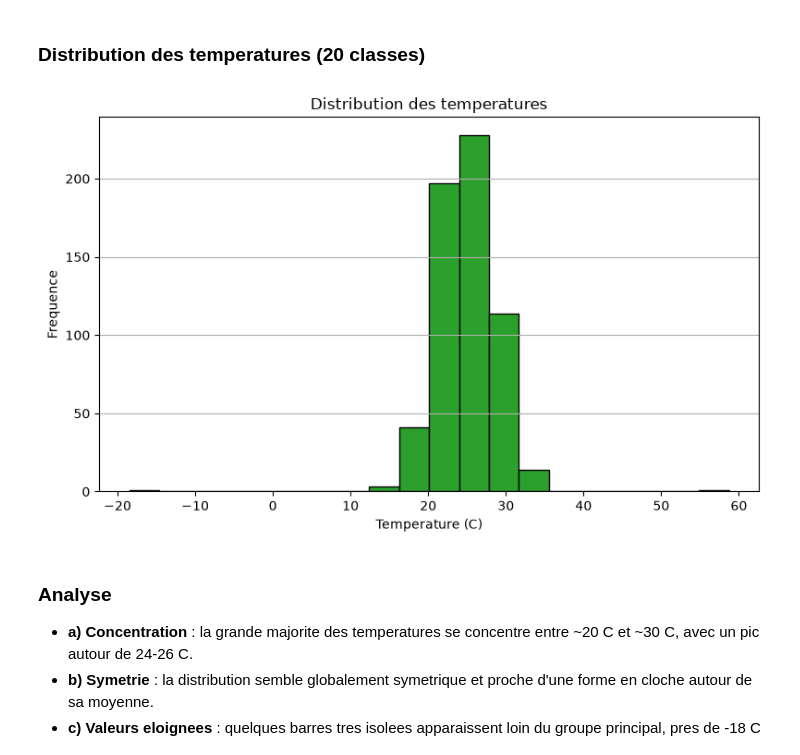
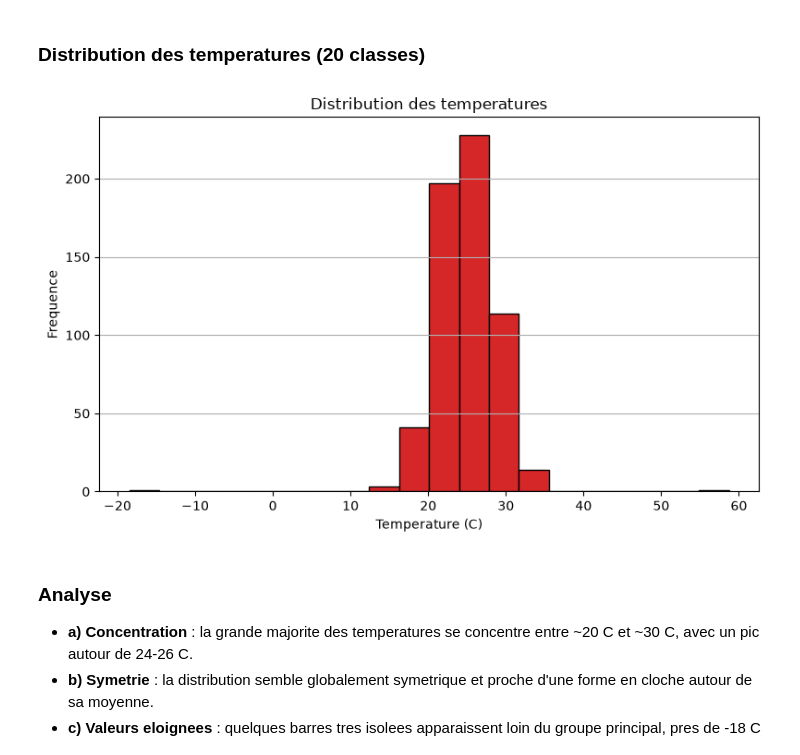
Before and after one commit to maigadems/atelier_matplotlib_iot, a Jupyter notebook: notebooks/atelier_matplotlib_iot.ipynb, the cells around one changed output. Cells and saved outputs as stored; diff of their text form; code cells hidden in the pictures.

```diff
--- a/notebooks/atelier_matplotlib_iot.ipynb
+++ b/notebooks/atelier_matplotlib_iot.ipynb
@@ -108,17 +108,17 @@ Ici, avec seulement 4 batiments et des noms courts (B001 a B004), les deux orien
 ### Distribution des temperatures (20 classes)
 # %%
 plt.figure(figsize=(8, 5))
-plt.hist(df["temperature"].dropna(), bins=20, color="tab:green", edgecolor="black")
+plt.hist(df["temperature"].dropna(), bins=20, color="tab:red", edgecolor="black")
 
 plt.title("Distribution des temperatures")
 plt.xlabel("Temperature (C)")
 plt.ylabel("Frequence")
 plt.grid(axis="y")
 
 plt.tight_layout()
 plt.show()
 # %% [output]
-[figure, old version]
+[figure, new version]
 # %% [markdown]
 ### Analyse
 
```
Also changed, not shown: parts of 3 cells of this notebook, 2 other files.
